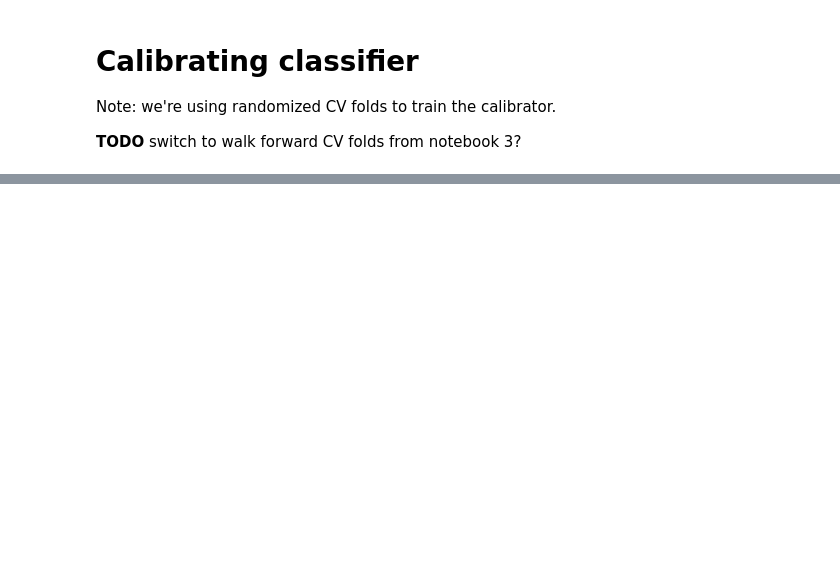
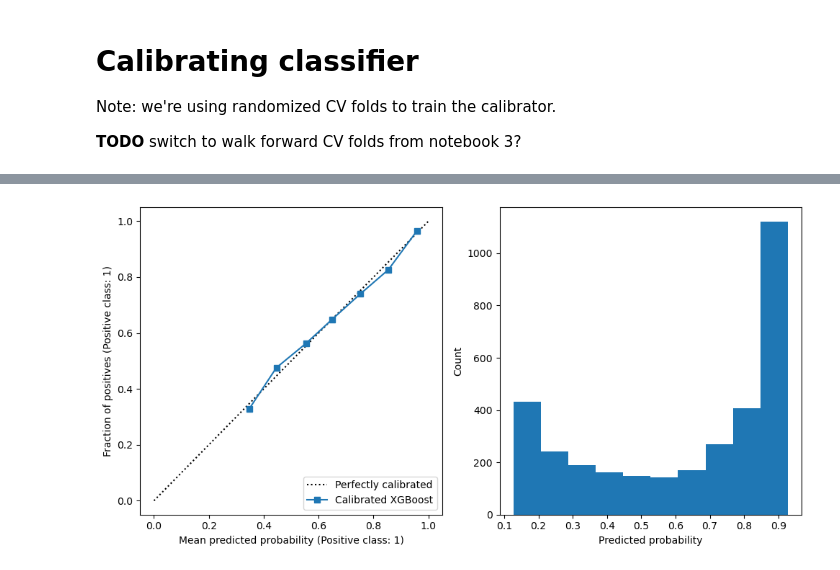
Before and after one commit to aapandy2/predicting_nba_player_retention, a Jupyter notebook: 5_Calibration.ipynb, the cells around one changed output, grey strips where cells are left out. Cells and saved outputs as stored; diff of their text form; code cells hidden in the pictures; blank space fills up the shorter version.

```diff
--- a/5_Calibration.ipynb
+++ b/5_Calibration.ipynb
@@ -259,0 +262,6 @@ Note: we're using randomized CV folds to train the calibrator.
+# %%
+X_train = df_train[features]
+y_train = df_train.IN_LEAGUE_NEXT
+
+calibrated_final_model = CalibratedClassifierCV(final_model)
+calibrated_final_model.fit(X_train, y_train)
@@ -259,0 +286,21 @@ Note: we're using randomized CV folds to train the calibrator.
+# %%
+fig, ax = plt.subplots(1, 2)
+fig.set_figheight(5)
+fig.set_figwidth(10)
+
+display = CalibrationDisplay.from_estimator(
+        calibrated_final_model,
+        X_test,
+        y_test,
+        n_bins=10,
+        name="Calibrated XGBoost",
+        ax=ax[0])
+
+ax[1].hist(y_prob)
+ax[1].set_xlabel("Predicted probability")
+ax[1].set_ylabel("Count")
+
+plt.tight_layout()
+plt.show()
+# %% [output]
+[figure, added]
```
Also changed, not shown: parts of 3 cells of this notebook.
